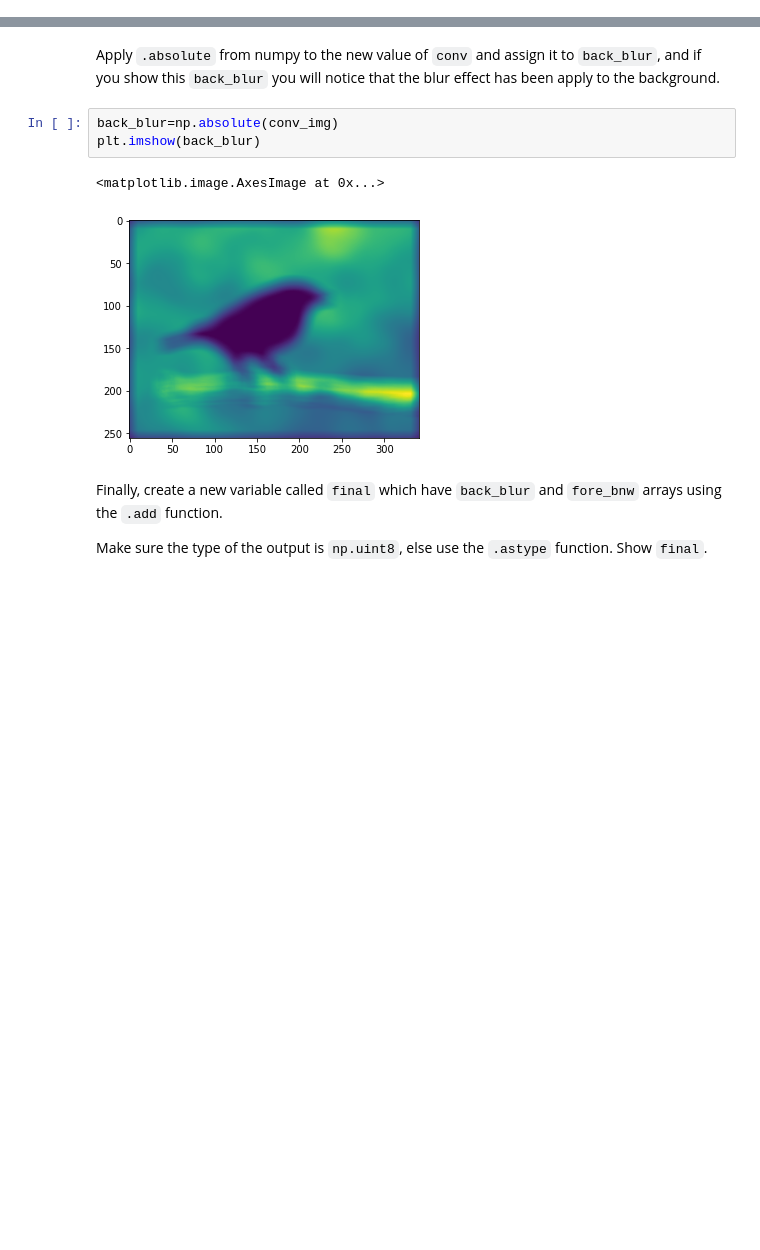
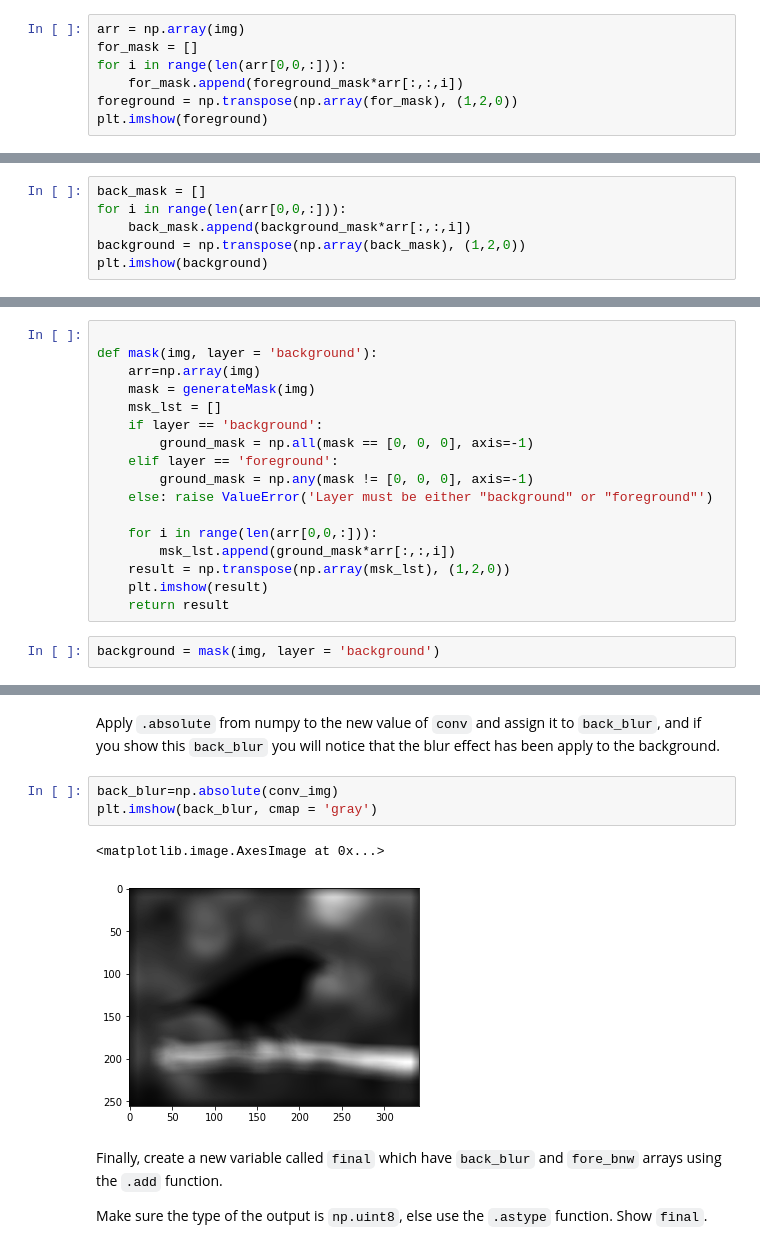
Before and after one commit to DavidCarricondo/lab-image-segmentation, a Jupyter notebook: main.ipynb, the cells around one changed output, grey strips where cells are left out. Saved outputs shown, nothing was run; the diff lists cells and outputs as text; blank space fills up the shorter version.

```diff
--- a/main.ipynb
+++ b/main.ipynb
@@ -95,0 +94,7 @@ plt.imshow(background)
+# %%
+arr = np.array(img)
+for_mask = []
+for i in range(len(arr[0,0,:])):
+    for_mask.append(foreground_mask*arr[:,:,i])
+foreground = np.transpose(np.array(for_mask), (1,2,0))
+plt.imshow(foreground)
@@ -95,0 +104,6 @@ plt.imshow(background)
+# %%
+back_mask = []
+for i in range(len(arr[0,0,:])):
+    back_mask.append(background_mask*arr[:,:,i])
+background = np.transpose(np.array(back_mask), (1,2,0))
+plt.imshow(background)
@@ -95,0 +115,19 @@ plt.imshow(background)
+# %%
+
+def mask(img, layer = 'background'):
+    arr=np.array(img)
+    mask = generateMask(img)
+    msk_lst = []
+    if layer == 'background':
+        ground_mask = np.all(mask == [0, 0, 0], axis=-1)
+    elif layer == 'foreground':
+        ground_mask = np.any(mask != [0, 0, 0], axis=-1)
+    else: raise ValueError('Layer must be either "background" or "foreground"')
+
+    for i in range(len(arr[0,0,:])):
+        msk_lst.append(ground_mask*arr[:,:,i])
+    result = np.transpose(np.array(msk_lst), (1,2,0))
+    plt.imshow(result)
+    return result
+# %%
+background = mask(img, layer = 'background')
@@ -153,10 +193,10 @@ conv_img = conv/factor
 Apply `.absolute` from numpy to the new value of `conv` and assign it to `back_blur`, and if you show this `back_blur` you will notice that the blur effect has been apply to the background.
 # %%
 back_blur=np.absolute(conv_img)
-plt.imshow(back_blur)
+plt.imshow(back_blur, cmap = 'gray')
 # %% [output]
 <matplotlib.image.AxesImage at 0x...>
-[figure, old version]
+[figure, new version]
 # %% [markdown]
 Finally, create a new variable called `final` which have `back_blur` and `fore_bnw` arrays using the `.add` function.
 
```
Also changed, not shown: parts of 23 cells of this notebook.
